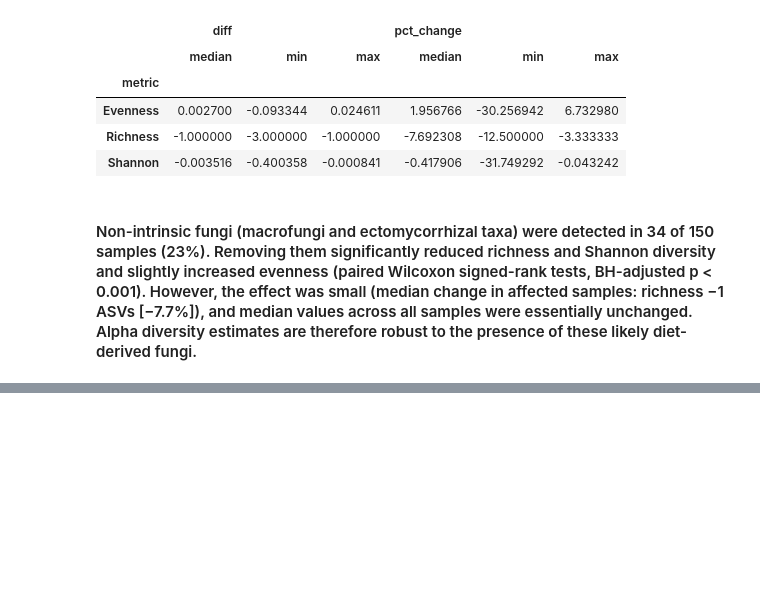
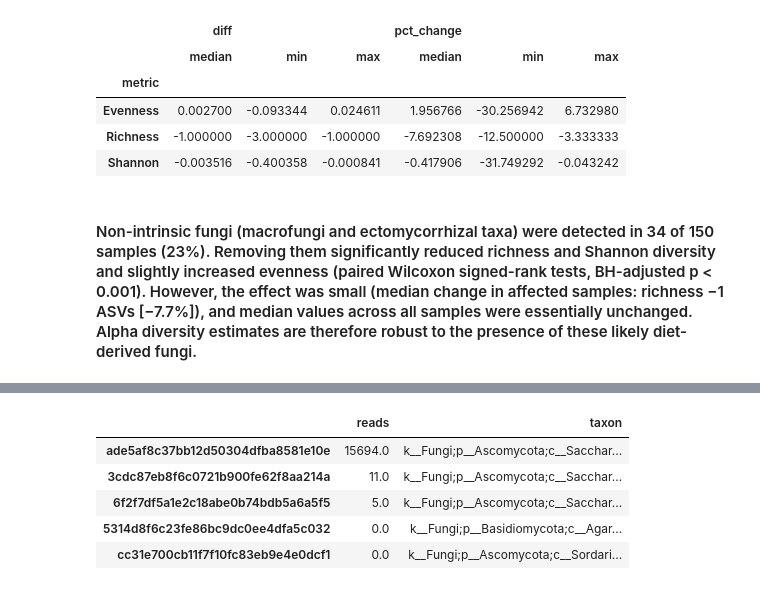
Before and after one commit to elettra-fromm/FunGut, a Jupyter notebook: scripts/Fungal_Annotation.ipynb, the cells around one changed output, grey strips where cells are left out. Drawn from its saved outputs; the diff is of its cells as text; code cells hidden in the pictures; blank space fills up the shorter version.

```diff
--- a/scripts/Fungal_Annotation.ipynb
+++ b/scripts/Fungal_Annotation.ipynb
@@ -327,0 +335,20 @@ CalledProcessError: Command 'b'cm_dir=$1; filt_dir=$2; vis_dir=$3; metadata=$4\n
+# %%
+import zipfile, tempfile, os
+from biom import load_table
+from scipy.stats import kruskal
+
+def load_table_qza(path):
+    with zipfile.ZipFile(path) as z:
+        inner = [n for n in z.namelist() if n.endswith("data/feature-table.biom")][0]
+        tmp = tempfile.mkdtemp()
+        z.extract(inner, tmp)
+        return load_table(os.path.join(tmp, inner)).to_dataframe(dense=True)
+
+traits = pd.read_csv(f"{out_dir_2}/fungal_traits_tsv/metadata.tsv", sep="\t", index_col=0)
+traits = traits[~traits.index.astype(str).str.startswith("#")]
+
+tab = load_table_qza(f"{in_dir_2}/06_diversity/core_metrics/rarefied_table.qza")
+unannot_ids = traits.index[traits["primary_lifestyle"].isna()]
+share = tab.loc[tab.index.isin(unannot_ids)].sum() / tab.sum() * 100   # % unannotated reads per sample
+
+print(share.describe())                                          # overview across all samples
@@ -327,0 +385,11 @@ CalledProcessError: Command 'b'cm_dir=$1; filt_dir=$2; vis_dir=$3; metadata=$4\n
+# %%
+top_sample = share.idxmax()
+reads = tab.loc[tab.index.isin(unannot_ids), top_sample].sort_values(ascending=False).head(5)
+pd.DataFrame({"reads": reads, "taxon": traits.loc[reads.index, "taxon"]})
+# %% [output]
+|  | reads | taxon |
+| ade5af8c37bb12d50304dfba8581e10e | 15694.0 | k__Fungi;p__Ascomycota;c__Sacchar... |
+| 3cdc87eb8f6c0721b900fe62f8aa214a | 11.0 | k__Fungi;p__Ascomycota;c__Sacchar... |
+| 6f2f7df5a1e2c18abe0b74bdb5a6a5f5 | 5.0 | k__Fungi;p__Ascomycota;c__Sacchar... |
+| 5314d8f6c23fe86bc9dc0ee4dfa5c032 | 0.0 | k__Fungi;p__Basidiomycota;c__Agar... |
+| cc31e700cb11f7f10fc83eb9e4e0dcf1 | 0.0 | k__Fungi;p__Ascomycota;c__Sordari... |
```
Also changed, not shown: parts of 26 cells of this notebook, 5 other files.
